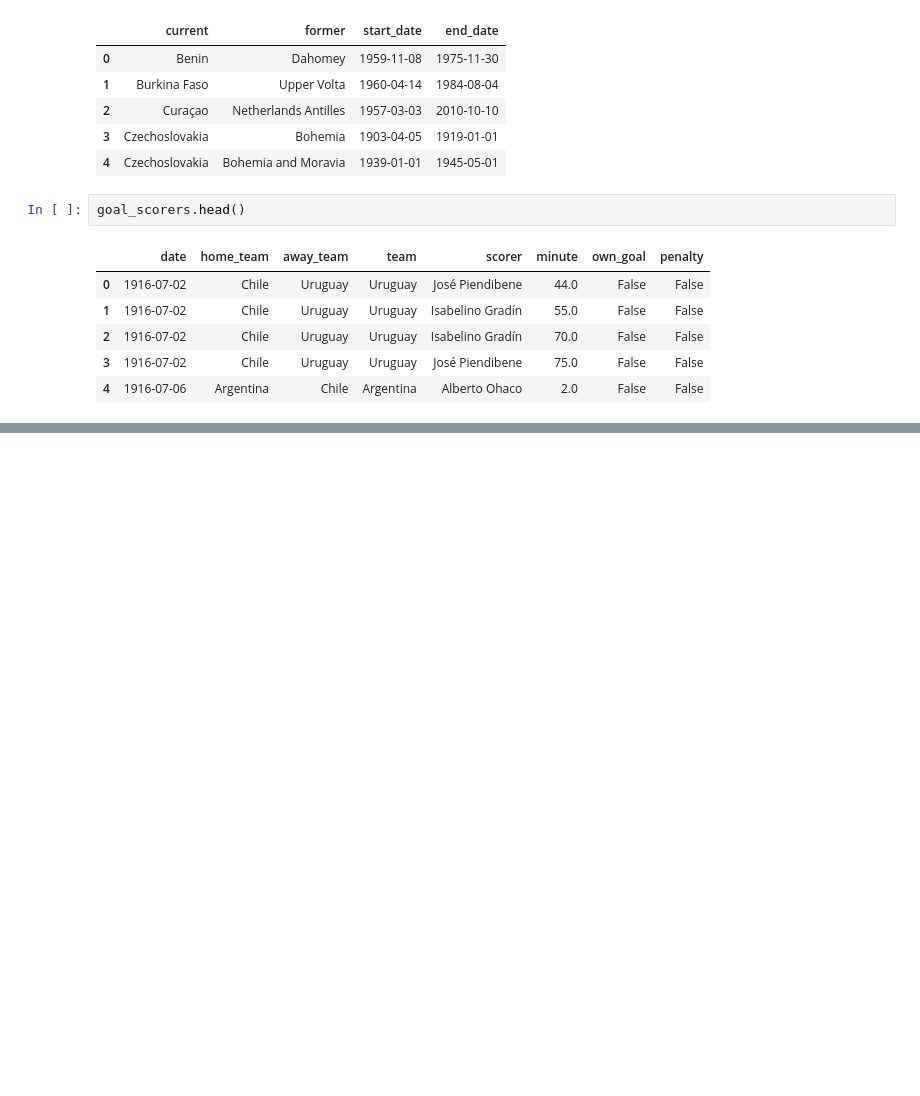
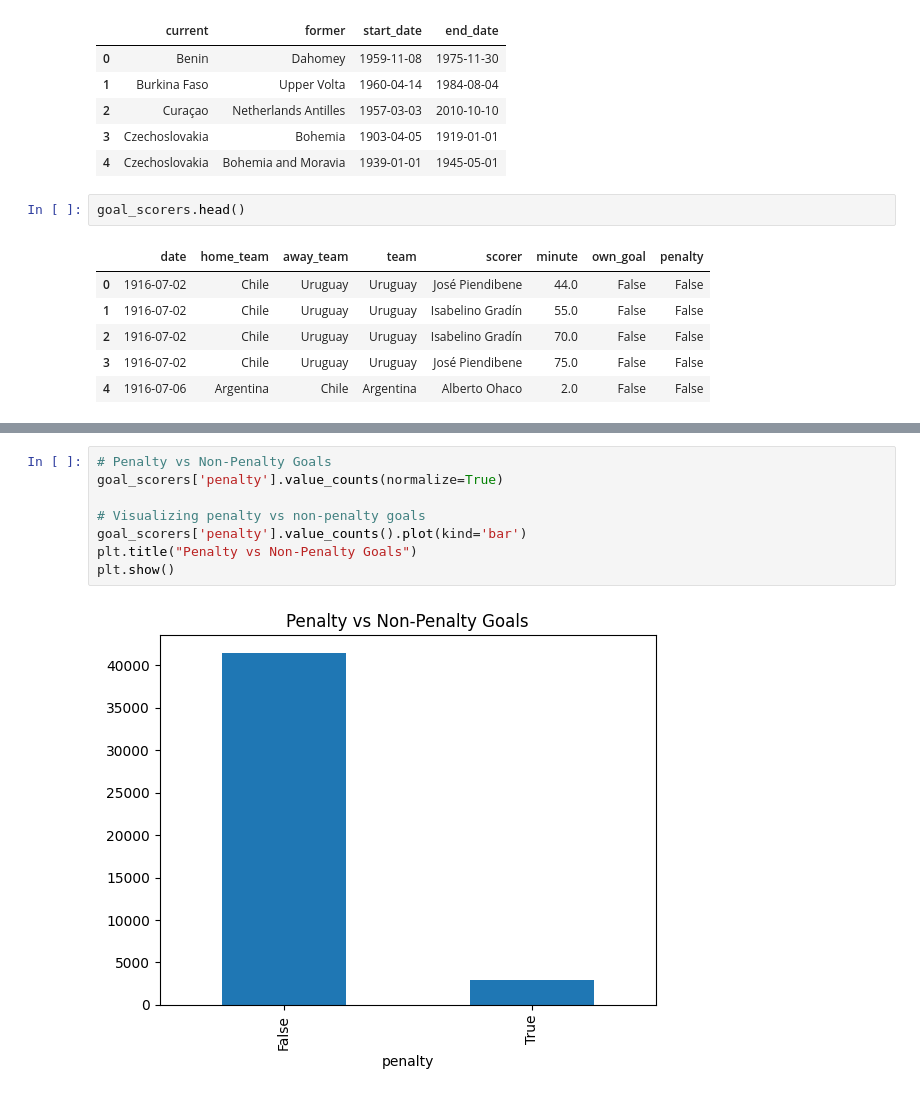
Before and after one commit to Snehit7/World_Cup_Analysis, a Jupyter notebook: World_Cup_Predication.ipynb, the cells around one changed output, grey strips where cells are left out. Cells and saved outputs as stored; diff of their text form; blank space fills up the shorter version.

```diff
--- a/World_Cup_Predication.ipynb
+++ b/World_Cup_Predication.ipynb
@@ -197,0 +257,10 @@ goal_scorers.head()
+# %%
+# Penalty vs Non-Penalty Goals
+goal_scorers['penalty'].value_counts(normalize=True)
+
+# Visualizing penalty vs non-penalty goals
+goal_scorers['penalty'].value_counts().plot(kind='bar')
+plt.title("Penalty vs Non-Penalty Goals")
+plt.show()
+# %% [output]
+[figure, added]
```
Also changed, not shown: parts of 7 cells of this notebook.
